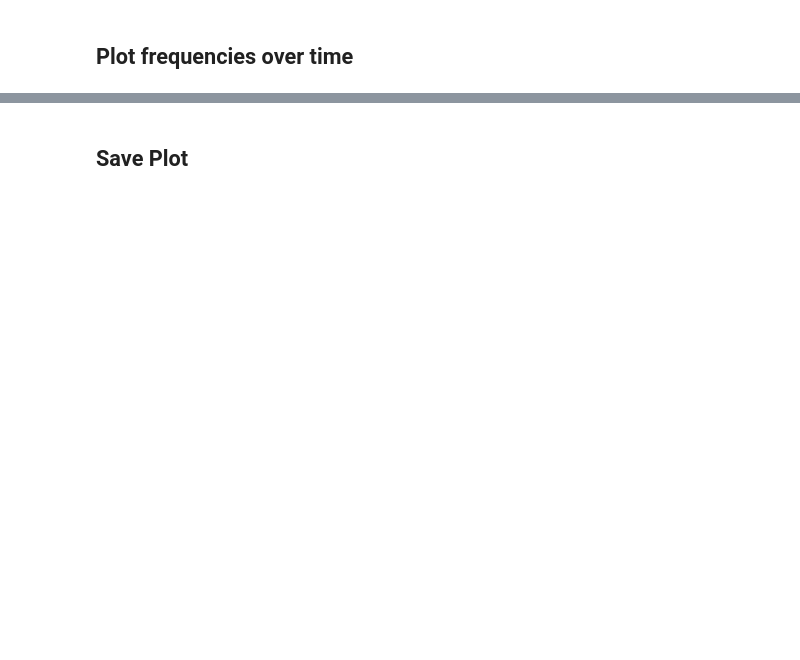
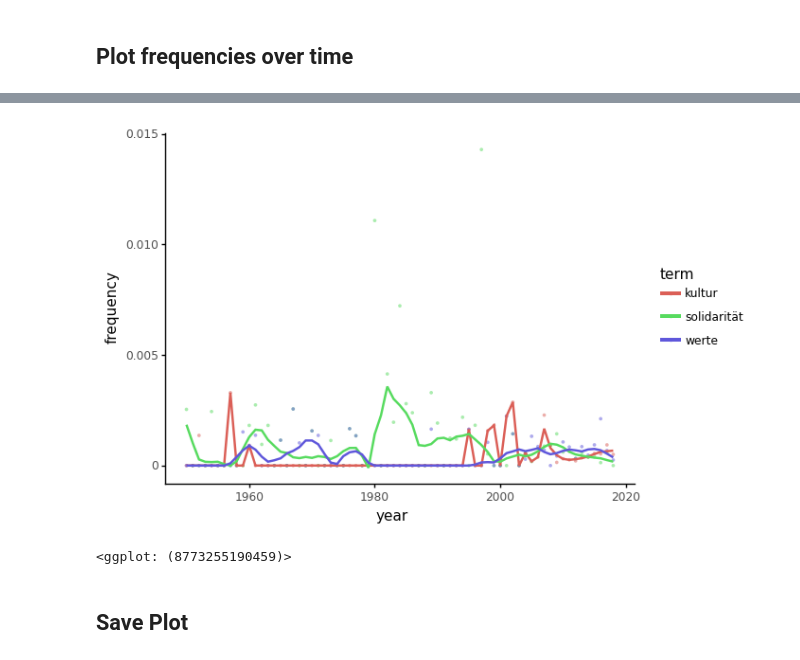
Before and after one commit to aflueckiger/KED2022, a Jupyter notebook: materials/code/KED2022_10.ipynb, the cells around one changed output, grey strips where cells are left out. Cells and saved outputs as stored; diff of their text form; code cells hidden in the pictures; blank space fills up the shorter version.

```diff
--- a/materials/code/KED2022_10.ipynb
+++ b/materials/code/KED2022_10.ipynb
@@ -370,12 +465,12 @@ vectorizer = textacy.representations.vectorizers.GroupVectorizer(
         dl_type="linear", # normalized by document length
         vocabulary_grps=range(1950, 2019)) # limit to years from 1950 to 2019
 
-# produce group-term-matrix with with frequency counts
+# create group-term-matrix with with frequency counts
 grp_term_matrix = vectorizer.fit_transform(tokenized_docs, groups)
 
 # create dataframe from matrix
 df_terms = pd.DataFrame.sparse.from_spmatrix(grp_term_matrix, index=vectorizer.grps_list, columns=vectorizer.terms_list)
-df_terms['year'] = df_terms.index.values
+df_terms['year'] = df_terms.index
 
 # change shape of dataframe
 df_tidy = df_terms.melt(id_vars='year', var_name="term", value_name="frequency")
@@ -395,13 +507,16 @@ df_terms = df_tidy[df_tidy['term'].isin(terms)]
 # %%
 # check some other terms
 terms = ["solidarität", "kultur", "werte"]
 
 df_terms = df_tidy[df_tidy['term'].isin(terms)]
 
 (ggplot(df_terms, aes('year', 'frequency', color='term'))
  + geom_point(alpha=0.5, stroke = 0)
- + stat_smooth(method='lowess', span=0.1, se=False)
+ + stat_smooth(method='lowess', span=0.10, se=False)
  + theme_classic())
+# %% [output]
+[figure, added]
+<ggplot: (8773255190459)>
 # %% [markdown]
 ## Save Plot
 # %%
```
Also changed, not shown: parts of 23 cells of this notebook, 4 other files.
